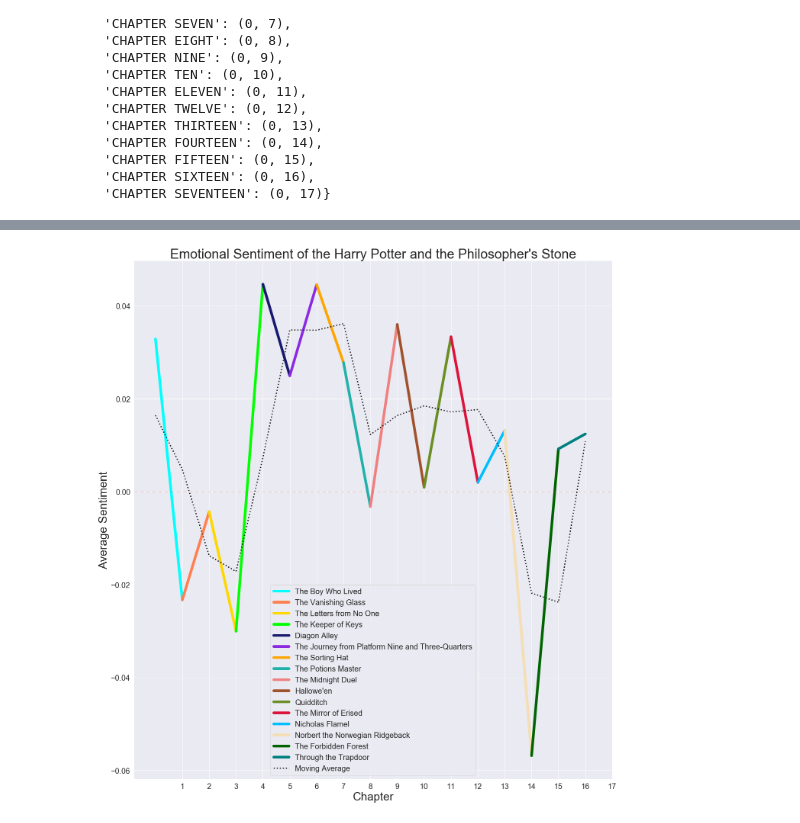
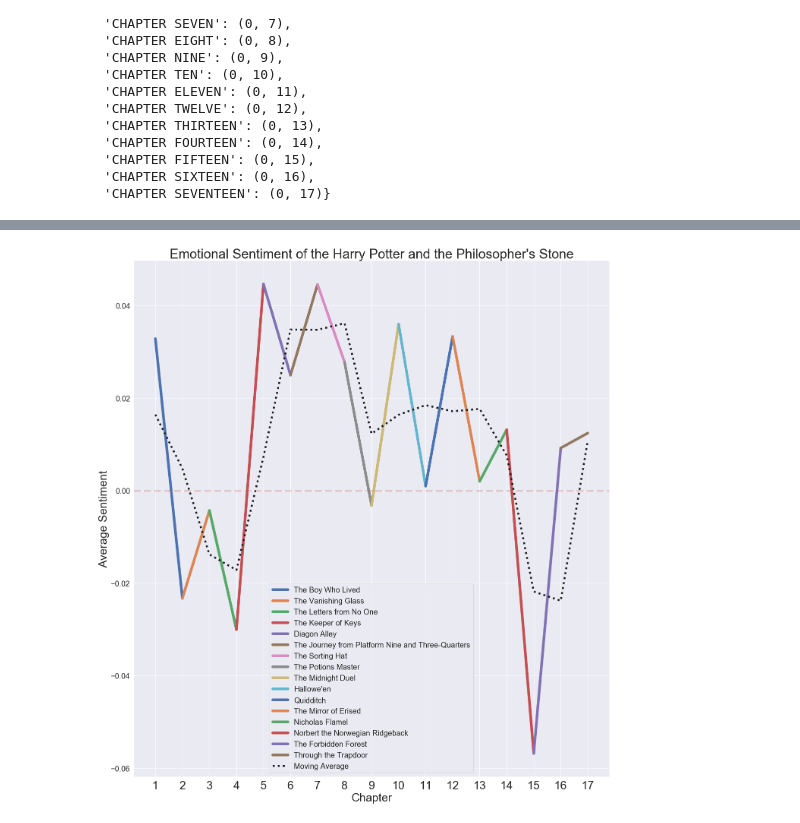
Before and after one commit to heatherjcohen/Harry-Potter-Viz, a Jupyter notebook: NLP Harry Potter.ipynb, the cells around one changed output, grey strips where cells are left out. Drawn from its saved outputs; the diff is of its cells as text; code cells hidden in the pictures.

Commit message:
added legends

```diff
--- a/NLP Harry Potter.ipynb
+++ b/NLP Harry Potter.ipynb
@@ -243,24 +270,23 @@ test
 # %%
 def movingaverage(interval, window_size):
     window = np.ones(int(window_size))/float(window_size)
     return np.convolve(interval, window, 'same')
 
 plt.figure(figsize=(20, 25))
 
 for num in list(range(len(test)-1)):
-    plt.plot( test.iloc[ [num,num+1] , [1 ]],color=test['Altcolors'][num],
+    plt.plot( test.iloc[ [num,num+1] , [1 ]],
              label=chapternames[num], linewidth=7 )
 
-plt.plot(movingaverage(y, 2), color='k', linewidth=3, linestyle=':', label = 'Moving Average')
-plt.axhline(y=0, xmin=0, xmax=length, alpha=.25, color='r', linestyle='--', linewidth=3)
+plt.plot(movingaverage(y, 2), color='k', linewidth=5, linestyle=':', label = 'Moving Average')
+plt.axhline(y=0, xmin=0, xmax=length, alpha=.25, color='r', linestyle='--', linewidth=5)
 plt.legend( fontsize=20)
 plt.title("Emotional Sentiment of the Harry Potter and the Philosopher's Stone", fontsize=35)
 plt.xlabel('Chapter', fontsize=30)
 plt.ylabel('Average Sentiment', fontsize=30)
-#plt.xticks(fontsize=20 )
-plt.xticks( list(range(1,18)), fontsize=20)
+plt.xticks( list(range(0,17)), list(range(1,18)), fontsize=30)
 plt.yticks(fontsize=20)
-#plt.savefig('HarryPotterBookOne.png')
+plt.savefig('HarryPotterBookOne.png')
 plt.show()
 # %% [output]
-[figure, old version]
+[figure, new version]
```
Also changed, not shown: parts of 12 cells of this notebook.
